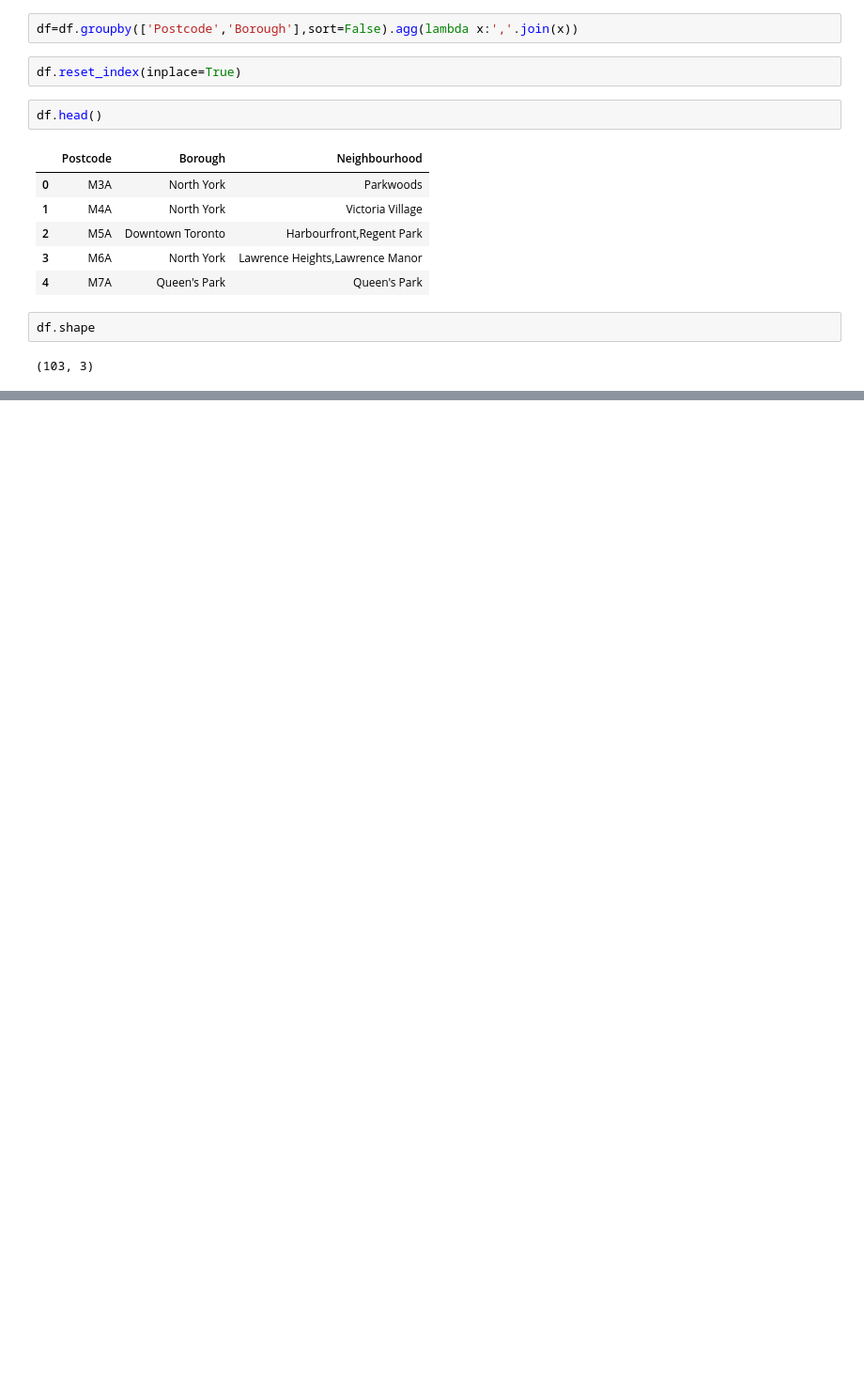
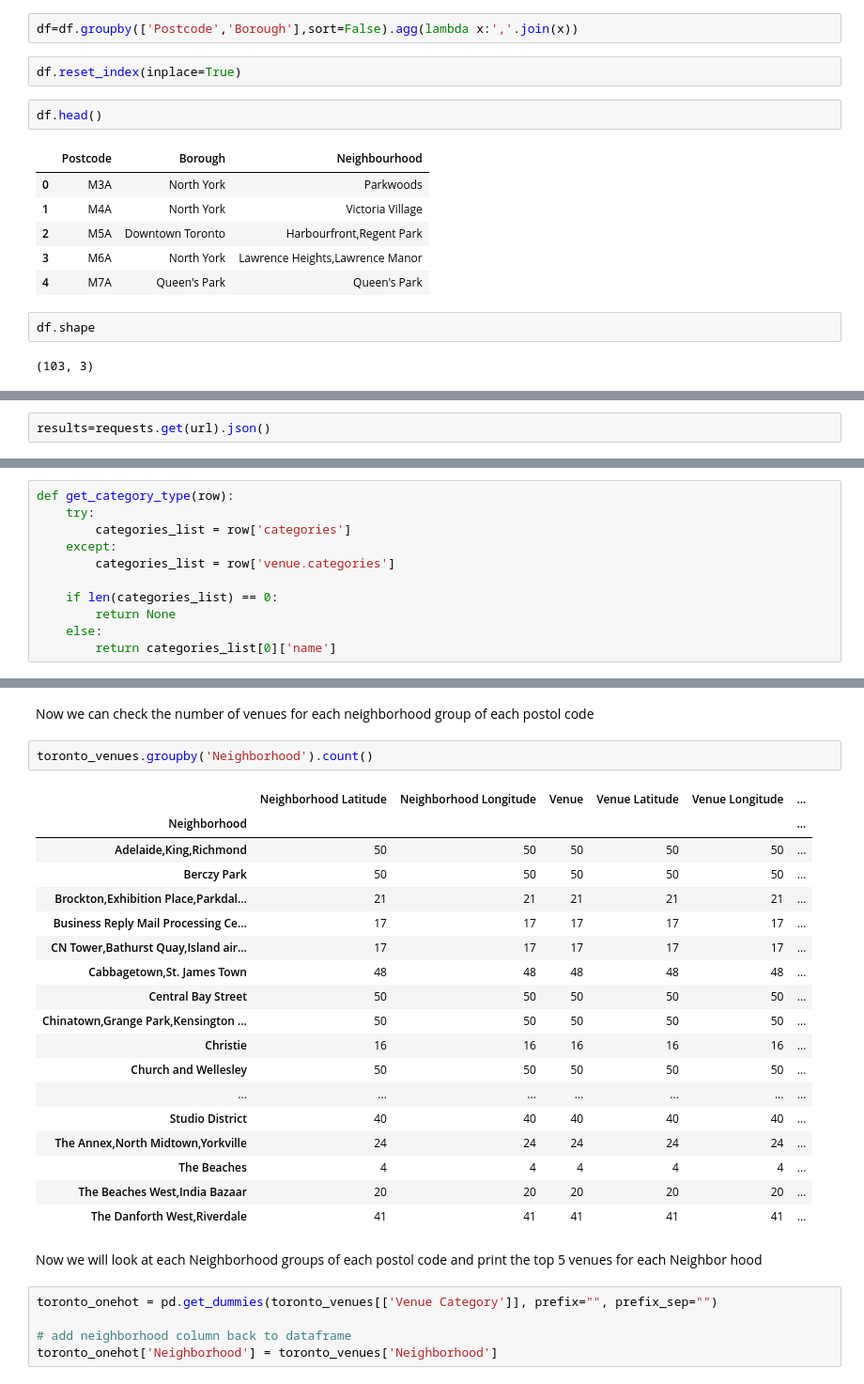
Before and after one commit to JosephpKilroy/Coursera_Capstone, a Jupyter notebook: Week 3 Capstone Applied Data Science.ipynb, the cells around one changed output, grey strips where cells are left out. Shown at 94% size. Saved outputs shown, nothing was run; the diff lists cells and outputs as text; blank space fills up the shorter version.

```diff
--- a/Week 3 Capstone Applied Data Science.ipynb
+++ b/Week 3 Capstone Applied Data Science.ipynb
@@ -42,0 +268,2 @@ df.shape
+# %%
+results=requests.get(url).json()
@@ -42,0 +290,11 @@ df.shape
+# %%
+def get_category_type(row):
+    try:
+        categories_list = row['categories']
+    except:
+        categories_list = row['venue.categories']
+
+    if len(categories_list) == 0:
+        return None
+    else:
+        return categories_list[0]['name']
@@ -42,0 +407,30 @@ df.shape
+# %% [markdown]
+Now we can check the number of venues for each neighborhood group of each postol code
+# %%
+toronto_venues.groupby('Neighborhood').count()
+# %% [output]
+|  | Neighborhood Latitude | Neighborhood Longitude | Venue | Venue Latitude | Venue Longitude | ... |
+| Neighborhood |  |  |  |  |  | ... |
+| Adelaide,King,Richmond | 50 | 50 | 50 | 50 | 50 | ... |
+| Berczy Park | 50 | 50 | 50 | 50 | 50 | ... |
+| Brockton,Exhibition Place,Parkdal... | 21 | 21 | 21 | 21 | 21 | ... |
+| Business Reply Mail Processing Ce... | 17 | 17 | 17 | 17 | 17 | ... |
+| CN Tower,Bathurst Quay,Island air... | 17 | 17 | 17 | 17 | 17 | ... |
+| Cabbagetown,St. James Town | 48 | 48 | 48 | 48 | 48 | ... |
+| Central Bay Street | 50 | 50 | 50 | 50 | 50 | ... |
+| Chinatown,Grange Park,Kensington ... | 50 | 50 | 50 | 50 | 50 | ... |
+| Christie | 16 | 16 | 16 | 16 | 16 | ... |
+| Church and Wellesley | 50 | 50 | 50 | 50 | 50 | ... |
+| ... | ... | ... | ... | ... | ... | ... |
+| Studio District | 40 | 40 | 40 | 40 | 40 | ... |
+| The Annex,North Midtown,Yorkville | 24 | 24 | 24 | 24 | 24 | ... |
+| The Beaches | 4 | 4 | 4 | 4 | 4 | ... |
+| The Beaches West,India Bazaar | 20 | 20 | 20 | 20 | 20 | ... |
+| The Danforth West,Riverdale | 41 | 41 | 41 | 41 | 41 | ... |
+# %% [markdown]
+Now we will look at each Neighborhood groups of each postol code and print the top 5 venues for each Neighbor hood
+# %%
+toronto_onehot = pd.get_dummies(toronto_venues[['Venue Category']], prefix="", prefix_sep="")
+
+# add neighborhood column back to dataframe
+toronto_onehot['Neighborhood'] = toronto_venues['Neighborhood']
```
Also changed, not shown: parts of 66 cells of this notebook.
